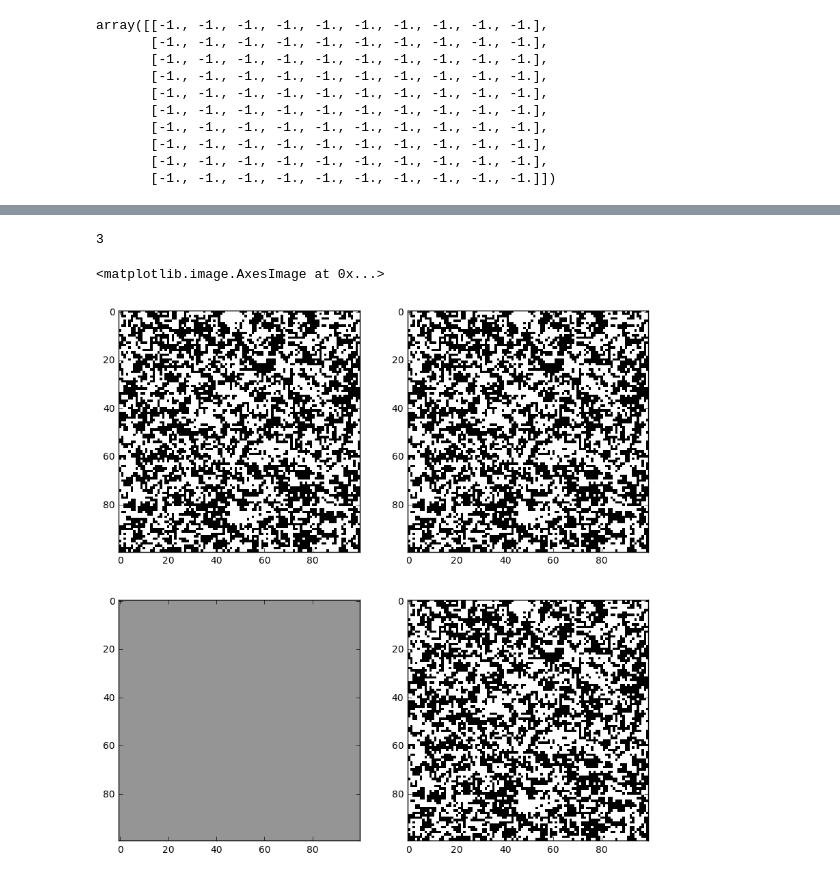
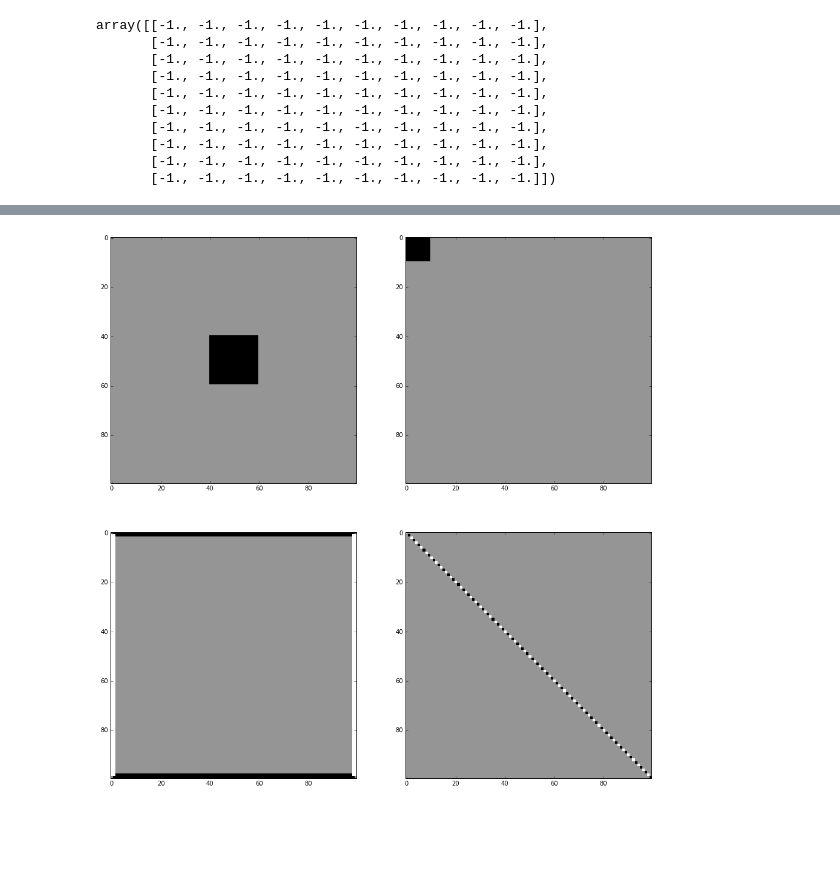
Before and after one commit to remilepriol/IsingGrid, a Jupyter notebook: Test_Ising2.ipynb, the cells around one changed output, grey strips where cells are left out. Drawn from its saved outputs; the diff is of its cells as text; code cells hidden in the pictures; blank space fills up the shorter version.

```diff
--- a/Test_Ising2.ipynb
+++ b/Test_Ising2.ipynb
@@ -100,0 +127,18 @@ print(finalenergylist)
+# %%
+observation1 = np.zeros((model.height, model.width))
+observation2 = np.zeros((model.height, model.width))
+observation3 = np.zeros((model.height, model.width))
+
+observation1[model.height//2-10:model.height//2+10,model.width//2-10:model.width//2+10] = 1
+observation1[0,1:-1] = -1
+observation1[-1,1:-1] = -1
+observation1[1:-1,0] = -1
+observation1[1:-1,-1] = -1
+observation2[:2,1:-1] = 1
+observation2[-2:,1:-1] = 1
+observation2[1:-1,:2] = -1
+observation2[1:-1,-2:] = -1
+for i in range(min(model.height,model.width)):
+    observation3[i,i] = 1
+observation3[0,-1] = -1
+observation3[-1,0] = -1
@@ -101,21 +314,13 @@ print(finalenergylist)
 # %%
-model = IsingGrid(100, 100)
-model.constant_init(0,1,1)
-model.linear_factors = 10*model.gibbs_sampling(model.random_grid(0.5))[0]
-plt.figure(figsize=(10,10))
+plt.figure(figsize=(16,16))
 plt.subplot(221)
-plt.imshow(model.linear_factors, interpolation="nearest", cmap=plt.get_cmap('Greys'), vmin=-1, vmax=1)
-model.loopybelief()
+plt.imshow(observation1, interpolation="nearest", cmap=plt.get_cmap('winter'), vmin=-1, vmax=1)
 plt.subplot(222)
-plt.imshow(model.mean_parameters, interpolation="nearest", cmap=plt.get_cmap('Greys'), vmin=-1, vmax=1)
-grid = np.zeros([model.height,model.width])
+plt.imshow(observation2, interpolation="nearest", cmap=plt.get_cmap('winter'), vmin=-1, vmax=1)
 plt.subplot(223)
-plt.imshow(grid, interpolation="nearest", cmap=plt.get_cmap('Greys'), vmin=-1, vmax=1)
-mlist = model.meanfields(grid,1000)
-print(len(mlist))
+plt.imshow(observation3, interpolation="nearest", cmap=plt.get_cmap('winter'), vmin=-1, vmax=1)
 plt.subplot(224)
-plt.imshow(model.mean_parameters, interpolation="nearest", cmap=plt.get_cmap('Greys'), vmin=-1, vmax=1)
+plt.imshow(observation4, interpolation="nearest", cmap=plt.get_cmap('winter'), vmin=-1, vmax=1)
+plt.savefig('images/observations.png')
 # %% [output]
-3
-<matplotlib.image.AxesImage at 0x...>
-[figure, old version]
+[figure, new version]
```
Also changed, not shown: parts of 8 cells of this notebook, 3 other files.
